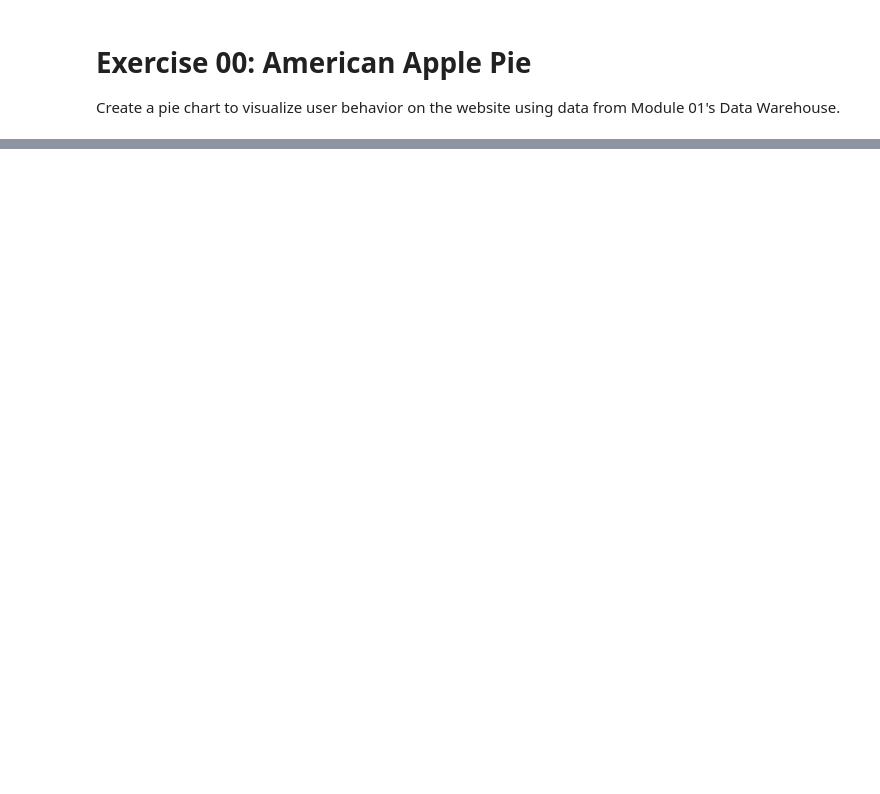
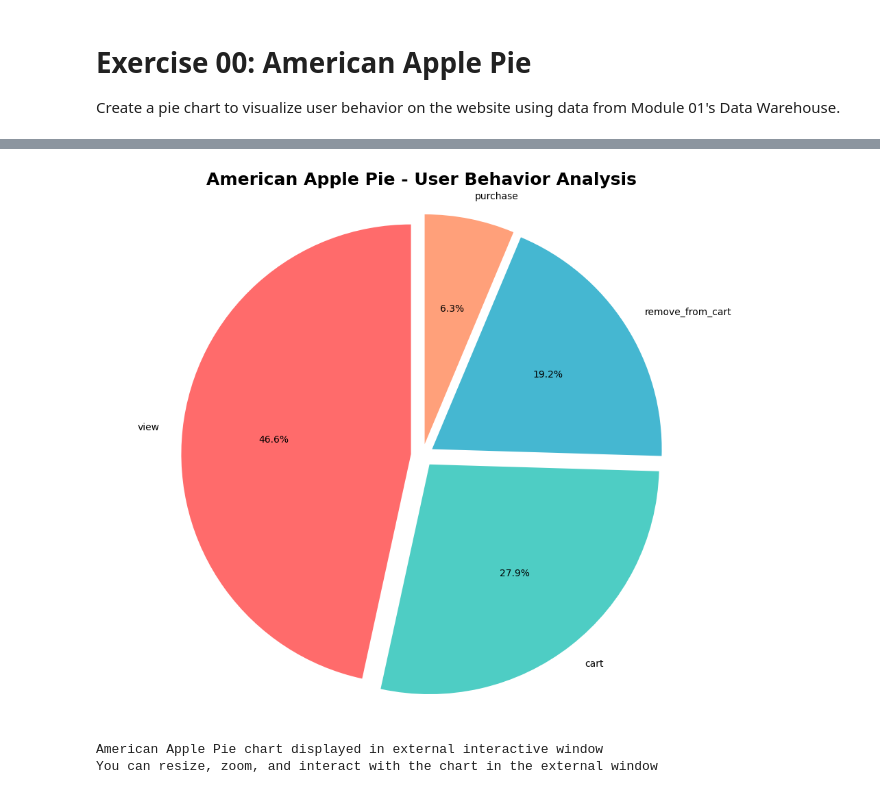
Before and after one commit to NomanMunir/piscine-datascience, a Jupyter notebook: module_02/ex00/pie.ipynb, the cells around one changed output, grey strips where cells are left out. Cells and saved outputs as stored; diff of their text form; code cells hidden in the pictures; blank space fills up the shorter version.

```diff
--- a/module_02/ex00/pie.ipynb
+++ b/module_02/ex00/pie.ipynb
@@ -58,21 +87,27 @@ print(f"\nTotal events: {data['count'].sum():,}")
 # %%
-# Create the American Apple Pie chart
-plt.figure(figsize=(10, 8))
+# Create the American Apple Pie chart in external interactive window
+fig, ax = plt.subplots(figsize=(12, 10))
 
 # Define colors for each action type
 colors = ['#FF6B6B', '#4ECDC4', '#45B7D1', '#FFA07A']
 
 # Create pie chart
-plt.pie(data['count'],
-        labels=data['action'],
-        colors=colors,
-        autopct='%1.1f%%',
-        startangle=90,
-        explode=(0.05, 0.05, 0.05, 0.05))
+wedges, texts, autotexts = ax.pie(data['count'],
+                                  labels=data['action'],
+                                  colors=colors,
+                                  autopct='%1.1f%%',
+                                  startangle=90,
+                                  explode=(0.05, 0.05, 0.05, 0.05))
 
-plt.title('American Apple Pie - User Behavior Analysis', fontsize=16, fontweight='bold')
-plt.axis('equal')  # Equal aspect ratio ensures that pie is drawn as a circle
+ax.set_title('American Apple Pie - User Behavior Analysis', fontsize=18, fontweight='bold')
+ax.axis('equal')  # Equal aspect ratio ensures that pie is drawn as a circle
 
-plt.show()
+# Display in external interactive window
+plt.show(block=False)  # Non-blocking show for interactive use
 
-print("\n🥧 American Apple Pie chart created!")
+print("American Apple Pie chart displayed in external interactive window")
+print("You can resize, zoom, and interact with the chart in the external window")
+# %% [output]
+[figure, added]
+American Apple Pie chart displayed in external interactive window
+You can resize, zoom, and interact with the chart in the external window
```
Also changed, not shown: parts of 3 cells of this notebook, 2 other files.
